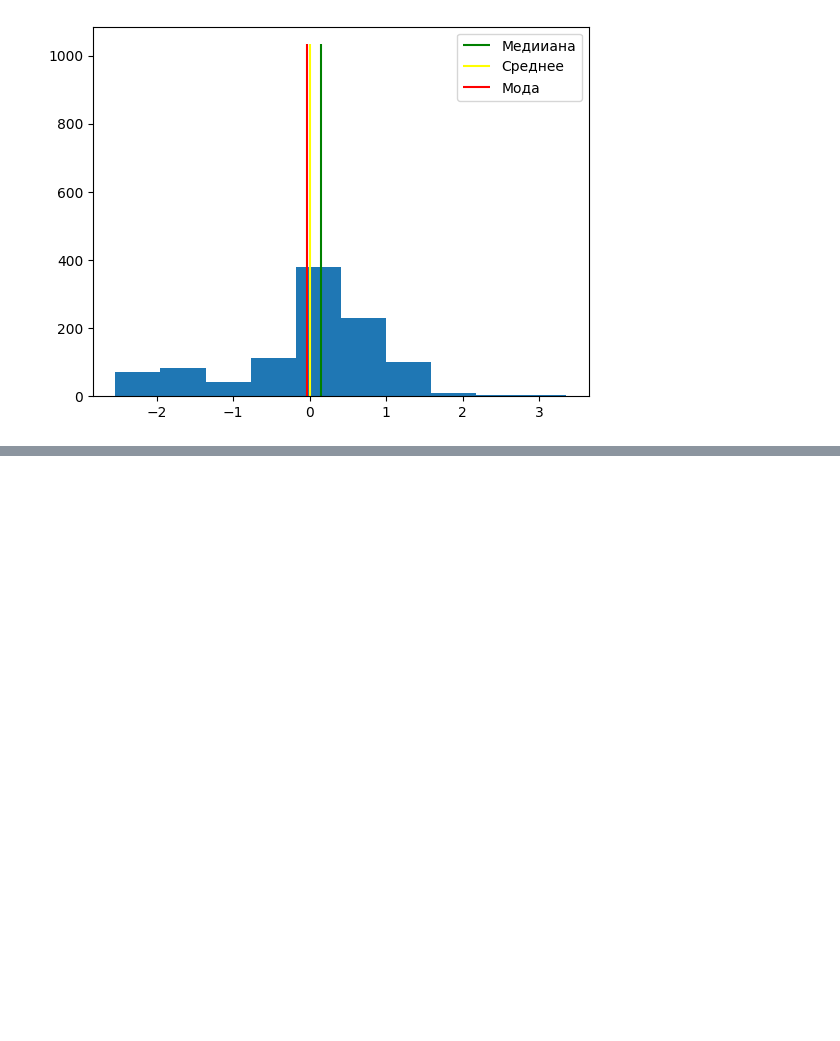
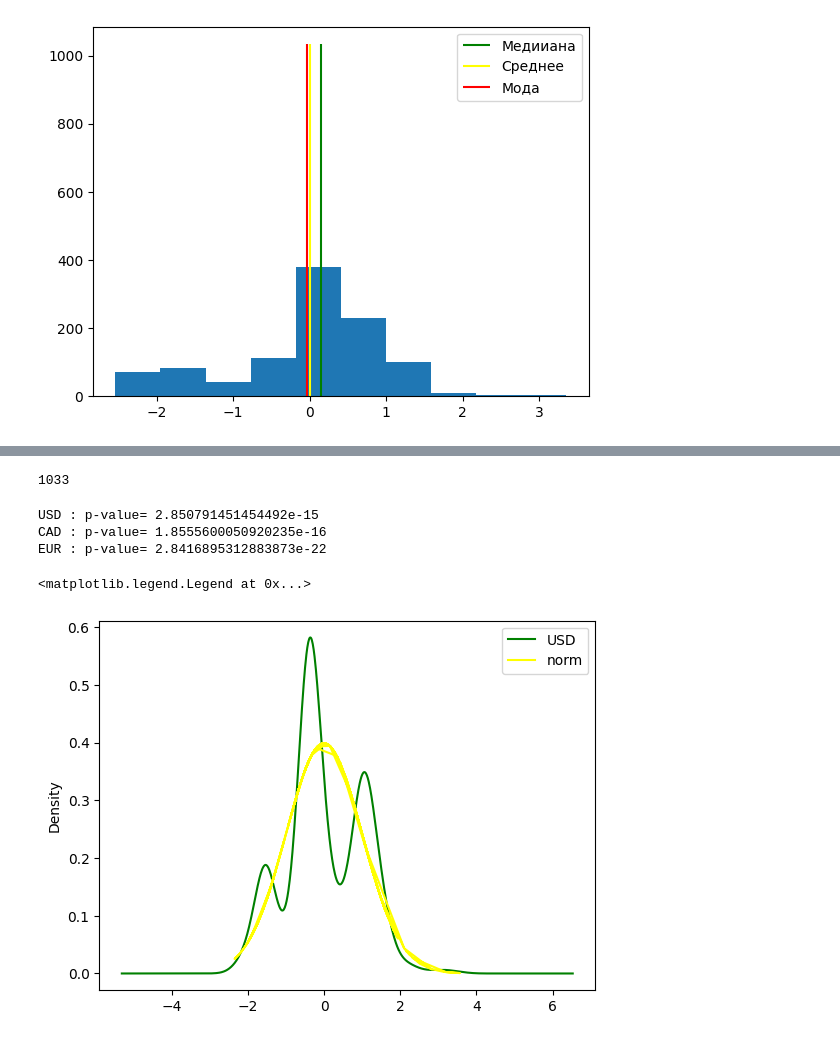
Before and after one commit to mmonastyrskiy/7_sem, a Jupyter notebook: ML/lab/lab2/Lab2.ipynb, the cells around one changed output, grey strips where cells are left out. Cells and saved outputs as stored; diff of their text form; code cells hidden in the pictures; blank space fills up the shorter version.

```diff
--- a/ML/lab/lab2/Lab2.ipynb
+++ b/ML/lab/lab2/Lab2.ipynb
@@ -88,0 +98,28 @@ plt.legend()
+# %%
+df["USD"].size
+# %% [output]
+1033
+# %%
+# Применяем критерий Шапиро-Уилка
+from scipy.stats import shapiro,norm
+w_usd = shapiro(df["USD"])
+w_cad = shapiro(df["CAD"])
+w_eur = shapiro(df["EUR"])
+print(f"USD : p-value= {w_usd[1]}")
+print(f"CAD : p-value= {w_cad[1]}")
+print(f"EUR : p-value= {w_eur[1]}")
+# p-value мало везде, ни одно из распределений не является нормальным
+# %% [output]
+USD : p-value= 2.850791451454492e-15
+CAD : p-value= 1.8555600050920235e-16
+EUR : p-value= 2.8416895312883873e-22
+# %%
+#df["CAD"].plot.kde(color="red",label="CAD")
+df["USD"].plot.kde(color="green",label="USD")
+#df["EUR"].plot.kde(color="purple",label="EUR")
+plt.plot(df["USD"],norm.pdf(df["USD"],df["USD"].mean(),1),
+        color = "yellow", label="norm")
+plt.legend()
+# %% [output]
+<matplotlib.legend.Legend at 0x...>
+[figure, added]
```
Also changed, not shown: parts of 4 cells of this notebook.
